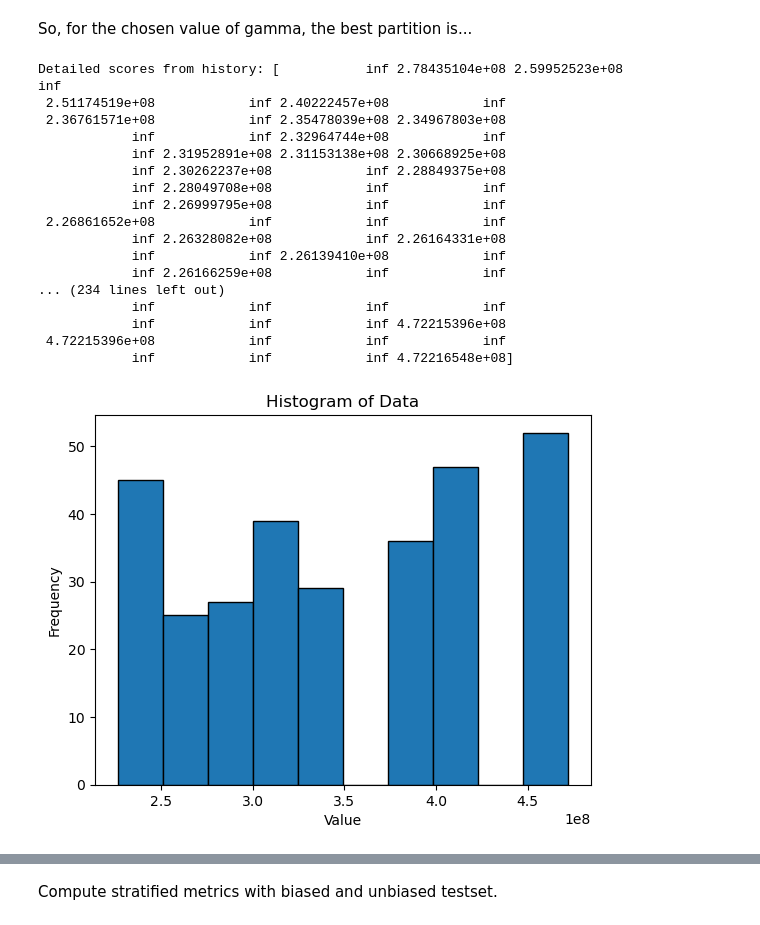
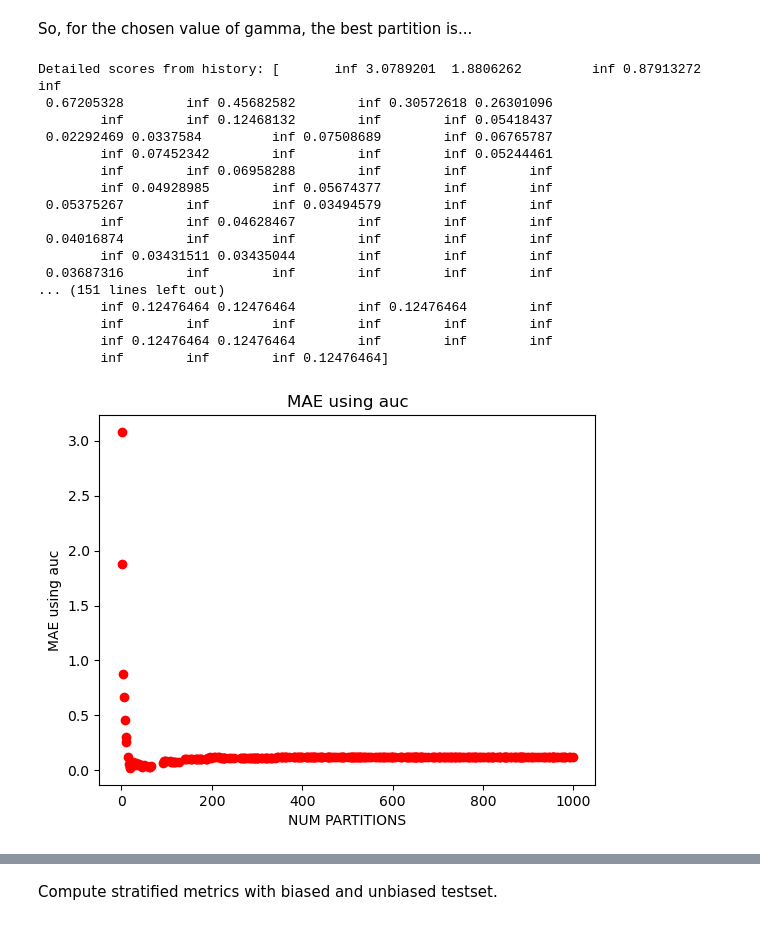
Before and after one commit to peetceenatoo/my-first-research-project, a Jupyter notebook: Implementation/yahoo_ymusic_v1/Analysis.ipynb, the cells around one changed output, grey strips where cells are left out. Saved outputs shown, nothing was run; the diff lists cells and outputs as text; code cells hidden in the pictures.

Commit message:
Added some plots

```diff
--- a/Implementation/yahoo_ymusic_v1/Analysis.ipynb
+++ b/Implementation/yahoo_ymusic_v1/Analysis.ipynb
@@ -327,37 +331,38 @@ KeyboardInterrupt:
 So, for the chosen value of gamma, the best partition is...
 # %%
 # Additional outputs for verification
-print("Detailed scores from history:", history)
+print("Detailed scores from history:", history_objective)
 # %% [output]
-Detailed scores from history: [           inf 2.78435104e+08 2.59952523e+08            inf
- 2.51174519e+08            inf 2.40222457e+08            inf
- 2.36761571e+08            inf 2.35478039e+08 2.34967803e+08
-            inf            inf 2.32964744e+08            inf
-            inf 2.31952891e+08 2.31153138e+08 2.30668925e+08
-            inf 2.30262237e+08            inf 2.28849375e+08
-            inf 2.28049708e+08            inf            inf
-            inf 2.26999795e+08            inf            inf
- 2.26861652e+08            inf            inf            inf
-            inf 2.26328082e+08            inf 2.26164331e+08
-            inf            inf 2.26139410e+08            inf
-            inf 2.26166259e+08            inf            inf
-... (234 lines left out)
-            inf            inf            inf            inf
-            inf            inf            inf 4.72215396e+08
- 4.72215396e+08            inf            inf            inf
-            inf            inf            inf 4.72216548e+08]
+Detailed scores from history: [       inf 3.0789201  1.8806262         inf 0.87913272        inf
+ 0.67205328        inf 0.45682582        inf 0.30572618 0.26301096
+        inf        inf 0.12468132        inf        inf 0.05418437
+ 0.02292469 0.0337584         inf 0.07508689        inf 0.06765787
+        inf 0.07452342        inf        inf        inf 0.05244461
+        inf        inf 0.06958288        inf        inf        inf
+        inf 0.04928985        inf 0.05674377        inf        inf
+ 0.05375267        inf        inf 0.03494579        inf        inf
+        inf        inf 0.04628467        inf        inf        inf
+ 0.04016874        inf        inf        inf        inf        inf
+        inf 0.03431511 0.03435044        inf        inf        inf
+ 0.03687316        inf        inf        inf        inf        inf
+... (151 lines left out)
+        inf 0.12476464 0.12476464        inf 0.12476464        inf
+        inf        inf        inf        inf        inf        inf
+        inf 0.12476464 0.12476464        inf        inf        inf
+        inf        inf        inf 0.12476464]
-# %%
-import matplotlib.pyplot as plt
-
-# Plotting the histogram
-plt.hist(history[history != np.inf], bins=10, edgecolor='black')
-
-# Adding labels and title
-plt.xlabel('Value')
-plt.ylabel('Frequency')
-plt.title('Histogram of Data')
-
-# Display the plot
-plt.show()
-# %% [output]
-[figure, removed]
+# %%
+import numpy as np
+import matplotlib.pyplot as plt
+
+# data to be plotted
+x = np.where(history_mae_auc != np.inf)
+y = history_mae_auc[history_mae_auc != np.inf]
+
+# plotting
+plt.title("MAE using auc")
+plt.xlabel("NUM PARTITIONS")
+plt.ylabel("MAE using auc")
+plt.scatter(x, y, color ="red")
+plt.show()
+# %% [output]
+[figure, added]
```
Also changed, not shown: parts of 6 cells of this notebook.
